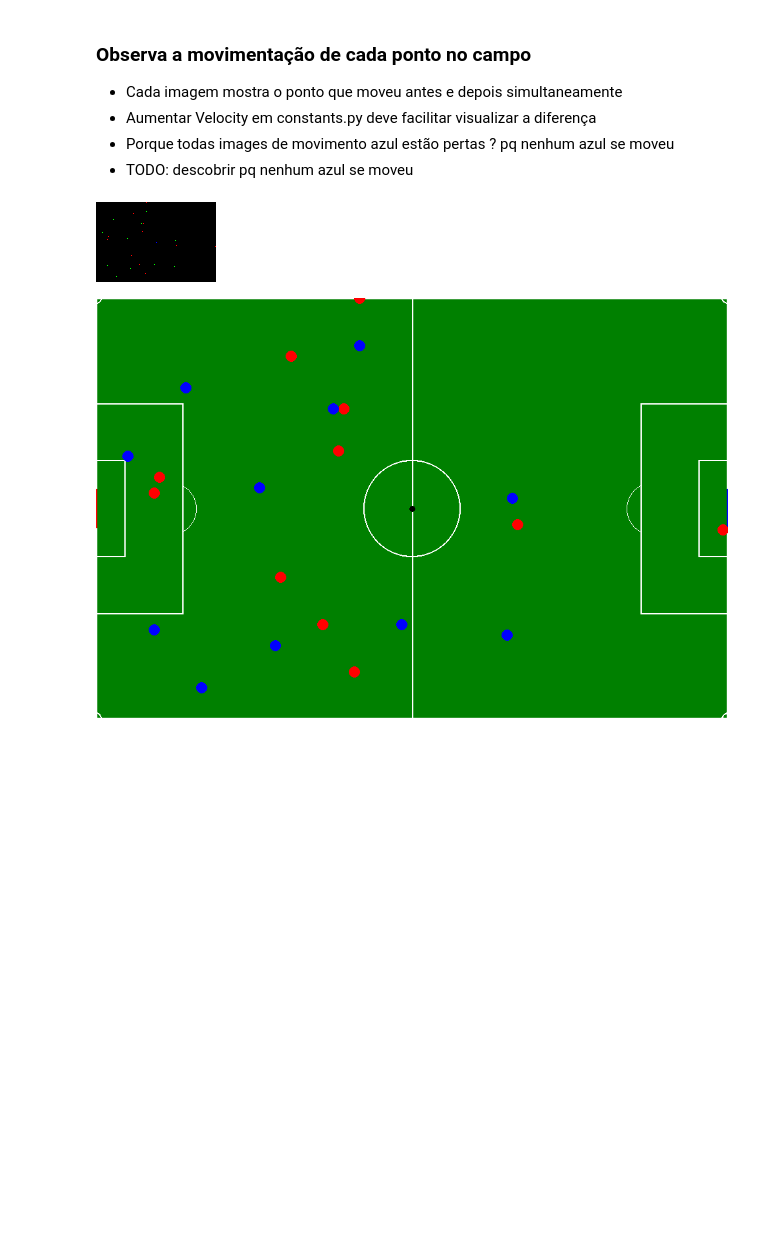
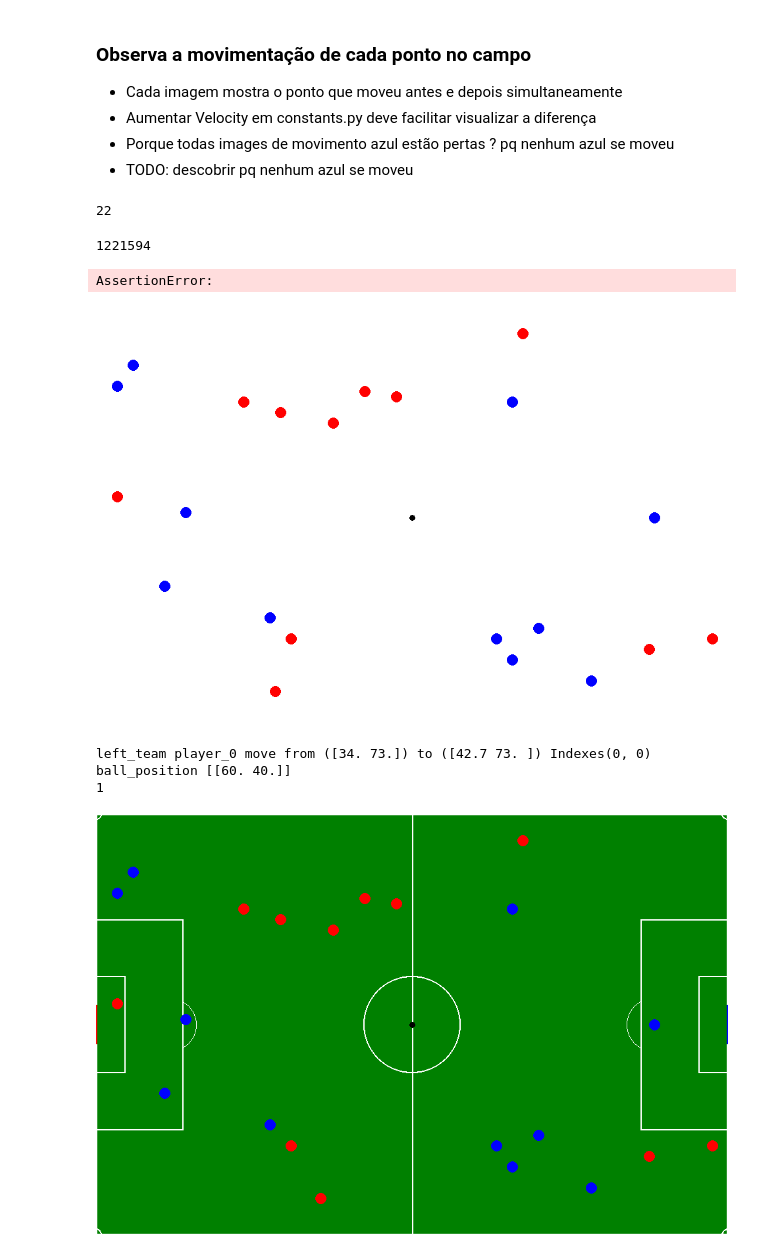
Before and after one commit to HenriqueSabino/gym_soccer_env, a Jupyter notebook: tests.ipynb, the cells around one changed output. Drawn from its saved outputs; the diff is of its cells as text; code cells hidden in the pictures; blank space fills up the shorter version.

Commit message:
update in image observation and corrections to the environment in general

```diff
--- a/tests.ipynb
+++ b/tests.ipynb
@@ -91,7 +91,7 @@ import env
 import random
 from PIL import ImageChops , ImageOps
 
-env = gym.make("Soccer-v0", render_mode="human")
+env = gym.make("Soccer-v0")
 
 actions = list(range(8))
 
@@ -160,24 +160,35 @@ def images_per_team_complete_action(n = 2):
         images = [images[-1]]
 
 images_per_team_complete_action(2)
+# %% [output]
+22
+1221594
+AssertionError:
 # %%
 import gymnasium as gym
 import env
 import numpy as np
 from IPython.display import Image, display
 from PIL import Image
 
-env = gym.make("Soccer-v0", render_mode="human")
+
+#env = gym.make("Soccer-v0", render_mode="human", observation_format="dict")
+
+env = gym.make("Soccer-v0")
 
 obs, _  = env.reset()
 obs = np.array(obs, dtype=np.uint8)
 image = Image.fromarray(obs)
-
 display(image)
 
-# env.step(0)
+#print(obs)
+
+env.step(0)
 
 env.render()
 # %% [output]
-[figure, old version]
+[figure, new version]
+left_team player_0 move from ([34. 73.]) to ([42.7 73. ]) Indexes(0, 0)
+ball_position [[60. 40.]]
+1
-[figure, old version]
+[figure, new version]
```
Also changed, not shown: parts of 1 cell of this notebook, 3 other files.
